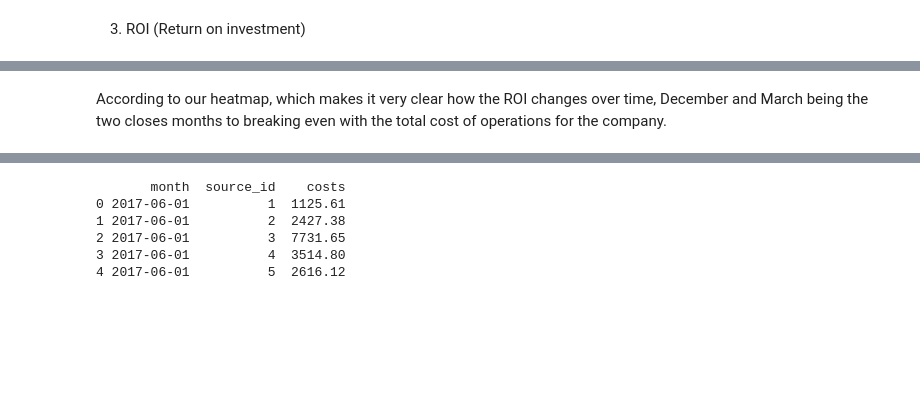
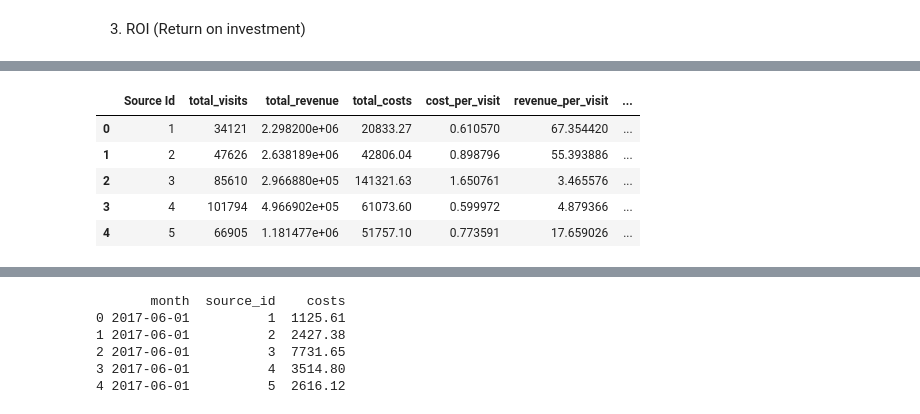
Before and after one commit to Jenner-Valdez/Yandex.Music, a Jupyter notebook: Datasets/Jupyter Notebook.ipynb, the cells around one changed output, grey strips where cells are left out. Cells and saved outputs as stored; diff of their text form; code cells hidden in the pictures; blank space fills up the shorter version.

```diff
--- a/Datasets/Jupyter Notebook.ipynb
+++ b/Datasets/Jupyter Notebook.ipynb
@@ -823,2 +762,36 @@ plt.show()
-# %% [markdown]
-According to our heatmap, which makes it very clear how the ROI changes over time, December and March being the two closes months to breaking even with the total cost of operations for the company.
+# %%
+# Aggregate visits data
+visits_agg = visits.groupby('Source Id').size().reset_index(name='total_visits')
+
+# Aggregate orders data
+orders_agg = visits.merge(orders, on='Uid', how='left').groupby('Source Id')['Revenue'].sum().reset_index(name='total_revenue')
+
+# Aggregate costs data
+costs_agg = costs.groupby('source_id')['costs'].sum().reset_index(name='total_costs').rename(columns={'source_id': 'Source Id'})
+
+# Merge the aggregated data
+agg_df = visits_agg.merge(orders_agg, on='Source Id', how='left').merge(costs_agg, on='Source Id', how='left')
+
+# Calculate cost per visit and revenue per visit
+agg_df['cost_per_visit'] = agg_df['total_costs'] / agg_df['total_visits']
+agg_df['revenue_per_visit'] = agg_df['total_revenue'] / agg_df['total_visits']
+
+# Add a column dividing the cost per visit by the revenue per visit
+agg_df['cost_to_revenue_ratio'] = agg_df['revenue_per_visit'] / agg_df['cost_per_visit']
+
+# Rename the columns for the heatmap
+heatmap_data = agg_df[['cost_per_visit', 'revenue_per_visit', 'cost_to_revenue_ratio']].set_index(agg_df['Source Id'])
+heatmap_data = heatmap_data.rename(columns={
+    'cost_per_visit': 'Cost per Visit',
+    'revenue_per_visit': 'Revenue per Visit',
+    'cost_to_revenue_ratio': 'ROI'
+})
+
+display(agg_df.head())
+# %% [output]
+|  | Source Id | total_visits | total_revenue | total_costs | cost_per_visit | revenue_per_visit | ... |
+| 0 | 1 | 34121 | 2.298200e+06 | 20833.27 | 0.610570 | 67.354420 | ... |
+| 1 | 2 | 47626 | 2.638189e+06 | 42806.04 | 0.898796 | 55.393886 | ... |
+| 2 | 3 | 85610 | 2.966880e+05 | 141321.63 | 1.650761 | 3.465576 | ... |
+| 3 | 4 | 101794 | 4.966902e+05 | 61073.60 | 0.599972 | 4.879366 | ... |
+| 4 | 5 | 66905 | 1.181477e+06 | 51757.10 | 0.773591 | 17.659026 | ... |
```
Also changed, not shown: parts of 7 cells of this notebook.
